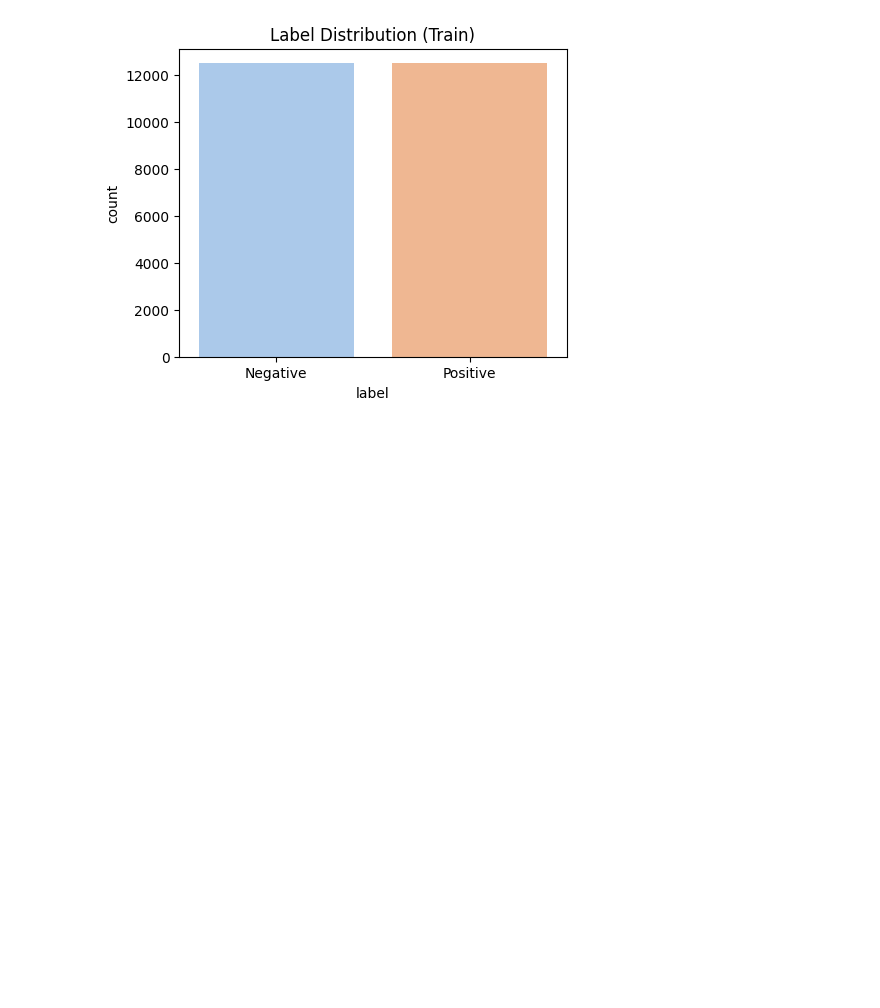
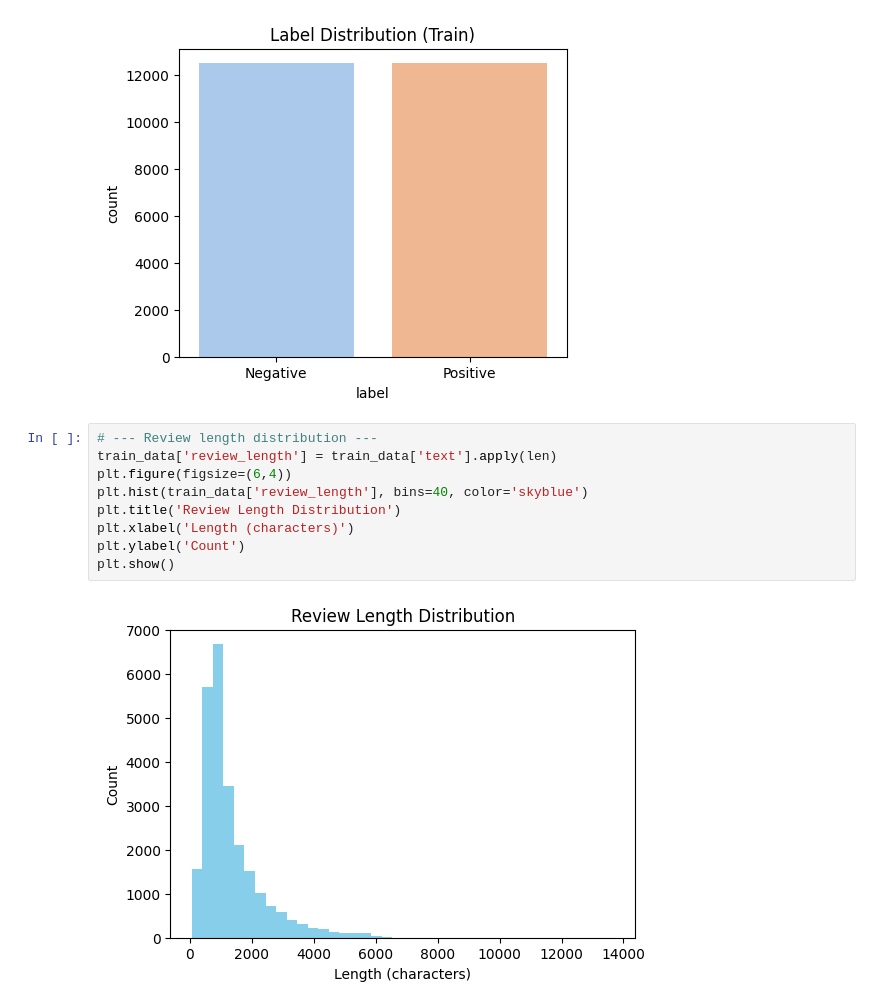
Before and after one commit to Aleem-mja/DeepLearning-Project-SLIIT-SE4050, a Jupyter notebook: IT22339324.ipynb, the cells around one changed output. Drawn from its saved outputs; the diff is of its cells as text; blank space fills up the shorter version.

Commit message:
Plotted the length distribution

```diff
--- a/IT22339324.ipynb
+++ b/IT22339324.ipynb
@@ -109,3 +109,14 @@ Passing `palette` without assigning `hue` is deprecated and will be removed in v
 
   sns.countplot(x='label', data=train_data, palette='pastel')
 [figure]
+# %%
+# --- Review length distribution ---
+train_data['review_length'] = train_data['text'].apply(len)
+plt.figure(figsize=(6,4))
+plt.hist(train_data['review_length'], bins=40, color='skyblue')
+plt.title('Review Length Distribution')
+plt.xlabel('Length (characters)')
+plt.ylabel('Count')
+plt.show()
+# %% [output]
+[figure, added]
```
